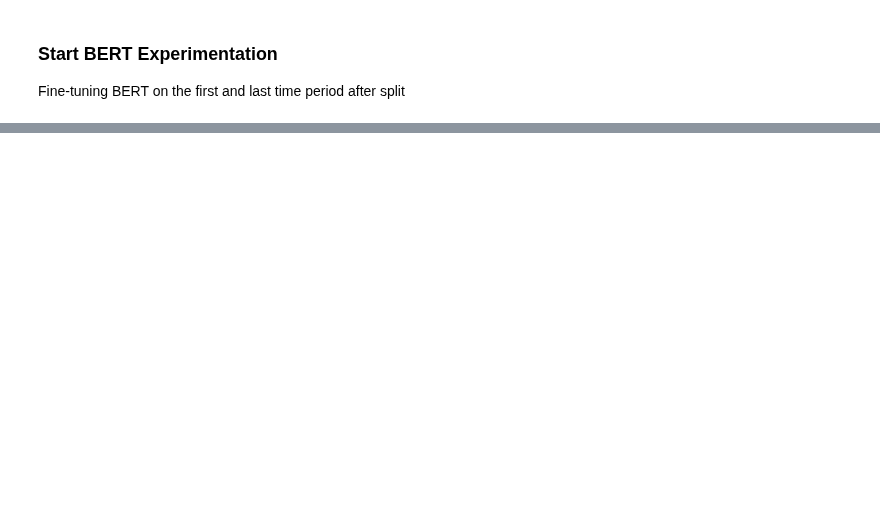
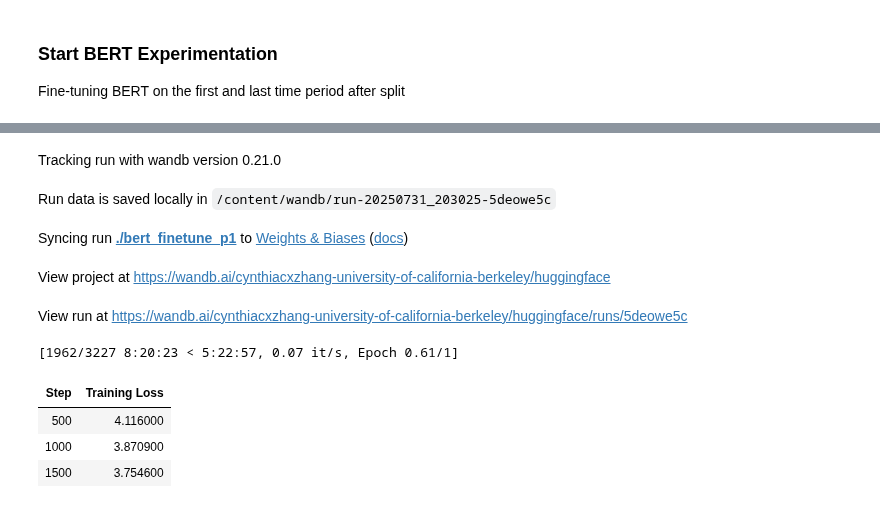
Before and after one commit to cynthiacxzhang/ucb-nlp-code, a Jupyter notebook: BERT_experimentation_phase1.ipynb, the cells around one changed output, grey strips where cells are left out. Drawn from its saved outputs; the diff is of its cells as text; code cells hidden in the pictures; blank space fills up the shorter version.

```diff
--- a/BERT_experimentation_phase1.ipynb
+++ b/BERT_experimentation_phase1.ipynb
@@ -191,0 +344,20 @@ def cosine_sim(vec1, vec2):
+# %%
+from transformers import BertTokenizer, BertForMaskedLM, Trainer, TrainingArguments, DataCollatorForLanguageModeling
+from datasets import Dataset
+
+model_name = "bert-base-uncased"
+tokenizer = BertTokenizer.from_pretrained(model_name)
+
+# Assuming period1 and period2 are Pandas DataFrames with 'paragraphs_cleaned'
+train_dataset_p1 = Dataset.from_pandas(period1[['paragraphs_cleaned']])
+train_dataset_p2 = Dataset.from_pandas(period2[['paragraphs_cleaned']])
+
+def tokenize_function(example):
+    return tokenizer(example["paragraphs_cleaned"], truncation=True, padding="max_length", max_length=128)
+
+tokenized_p1 = train_dataset_p1.map(tokenize_function, batched=True)
+tokenized_p2 = train_dataset_p2.map(tokenize_function, batched=True)
+
+# Remove redundant columns to leave only tokenized features
+tokenized_p1 = tokenized_p1.remove_columns(['paragraphs_cleaned'])
+tokenized_p2 = tokenized_p2.remove_columns(['paragraphs_cleaned'])
@@ -191,0 +370,49 @@ def cosine_sim(vec1, vec2):
+# %%
+# Fine Tuning Per Period
+
+data_collator = DataCollatorForLanguageModeling(tokenizer=tokenizer, mlm=True, mlm_probability=0.15)
+
+training_args_1 = TrainingArguments(
+    output_dir="./bert_finetune_p1",
+    num_train_epochs=1,
+    per_device_train_batch_size=8,
+    save_steps=10000,
+    overwrite_output_dir=True,
+    logging_steps=500
+)
+
+# Fine-tune for first period
+model_p1 = BertForMaskedLM.from_pretrained(model_name)
+trainer_p1 = Trainer(
+    model=model_p1,
+    args=training_args_1,
+    train_dataset=tokenized_p1,
+    data_collator=data_collator,
+)
+
+# Run Training on Period 1
+trainer_p1.train()
+trainer_p1.save_model('./period_1_tuned')
+
+# Fine-tune for second period
+training_args_2 = TrainingArguments(
+    output_dir="./bert_finetune_p2",
+    num_train_epochs=1,
+    per_device_train_batch_size=8,
+    save_steps=10000,
+    overwrite_output_dir=True,
+    logging_steps=500
+)
+
+model_p2 = BertForMaskedLM.from_pretrained(model_name)
+trainer_p2 = Trainer(
+    model=model_p2,
+    args=training_args_2,
+    train_dataset=tokenized_p2,
+    data_collator=data_collator,
+)
+
+# Run Training on Period 2
+trainer_p2.train()
+trainer_p2.save_model('./period_2_tuned')
+# %% [output]
@@ -191,0 +431,10 @@ def cosine_sim(vec1, vec2):
+Tracking run with wandb version 0.21.0
+Run data is saved locally in /content/wandb/run-20250731_203025-5deowe5c
+Syncing run ./bert_finetune_p1 to Weights & Biases (docs)
+View project at https://wandb.ai/cynthiacxzhang-university-of-california-berkeley/huggingface
+View run at https://wandb.ai/cynthiacxzhang-university-of-california-berkeley/huggingface/runs/5deowe5c
+[1962/3227 8:20:23 < 5:22:57, 0.07 it/s, Epoch 0.61/1]
+| Step | Training Loss |
+| 500 | 4.116000 |
+| 1000 | 3.870900 |
+| 1500 | 3.754600 |
```
Also changed, not shown: parts of 34 cells of this notebook.
